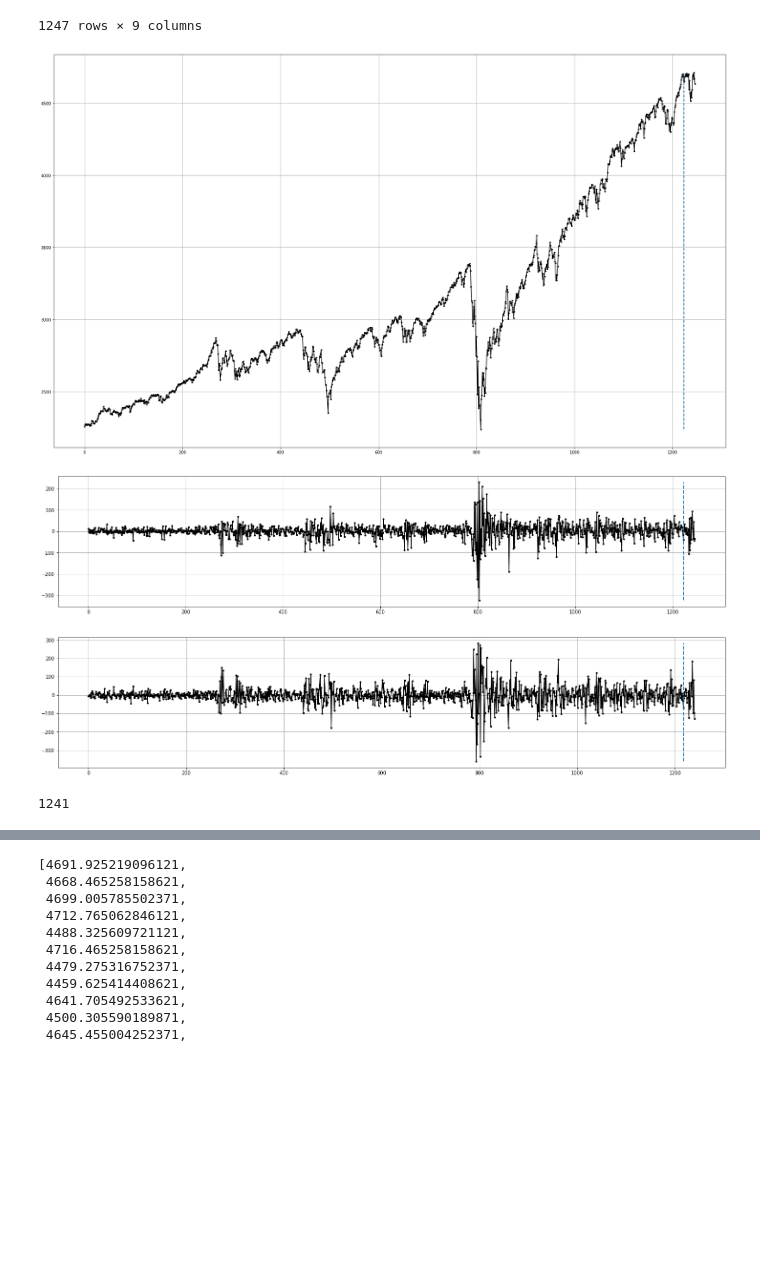
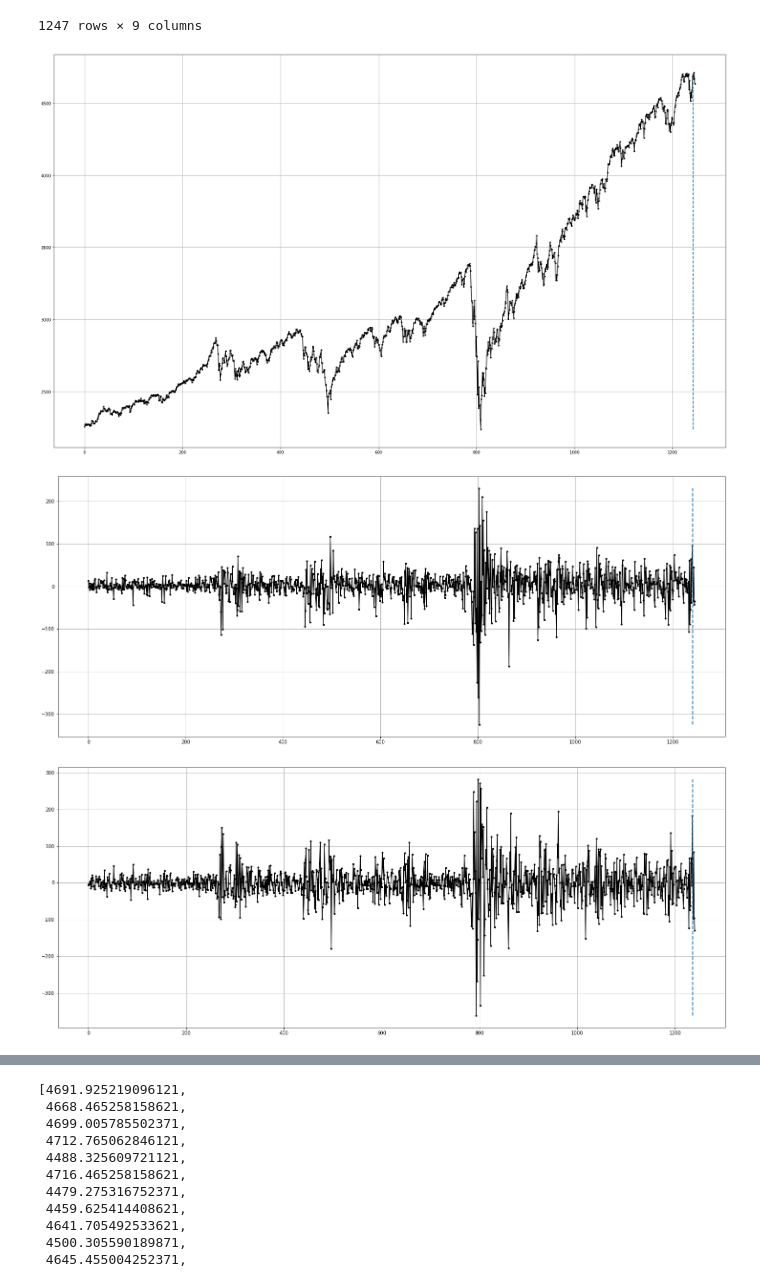
Before and after one commit to napb/mla_final, a Jupyter notebook: final/final.ipynb, the cells around one changed output, grey strips where cells are left out. Cells and saved outputs as stored; diff of their text form; code cells hidden in the pictures; blank space fills up the shorter version.

```diff
--- a/final/final.ipynb
+++ b/final/final.ipynb
@@ -28,55 +31,47 @@ date = pd.concat([df["Year"], df["Month"], df["Date"]],axis=1)
 date.columns = ['year', 'month', 'day']
 date = pd.to_datetime(date).astype(int)/ 10**9
 # %%
+#Plot de la serie de tiempo
 plt.figure(figsize=(30, 18))
 plt.plot(data, ".-k")
 plt.grid()
 
-# linea vertical para dividir el entrenamiento
-# del pronóstico
 plt.plot(
-    [len(data) - 24, len(data) - 24],
+    [len(data) - 5, len(data) - 5],
     [min(data), max(data)],
     "--",
     linewidth=2);
 # %% [output]
-[figure, old version]
+[figure, new version]
 # %%
 # Se remueve la tendencia
 data_d1 = [data[t] - data[t - 1] for t in range(1, len(data))]
 
 # En la gráfica queda la componente cíclica
-plt.figure(figsize=(25, 5))
+plt.figure(figsize=(25, 10))
 plt.plot(data_d1, ".-k")
 plt.grid()
 plt.plot(
-    [len(data_d1) - 24, len(data_d1) - 24],
+    [len(data_d1) - 5, len(data_d1) - 5],
     [min(data_d1), max(data_d1)],
     "--",
     linewidth=2,
 );
 # %% [output]
-[figure, old version]
+[figure, new version]
 # %%
-#
-# Se remueve la componente cíclica
-# restando z[t] - z[t-12]
-#
+# Se remueve la componente cíclica restando z[t] - z[t-5]
 data_d1d5 = [data_d1[t] - data_d1[t - 5] for t in range(5, len(data_d1))]
 
-plt.figure(figsize=(25, 5))
+plt.figure(figsize=(25, 10))
 plt.plot(data_d1d5, ".-k")
 plt.grid()
 plt.plot(
-    [len(data_d1d5) - 24, len(data_d1d5) - 24],
+    [len(data_d1d5) - 5, len(data_d1d5) - 5],
     [min(data_d1d5), max(data_d1d5)],
     "--",
     linewidth=2,
 );
 # %% [output]
-[figure, old version]
+[figure, new version]
-# %%
-len(data_d1d5)
-# %% [output]
-1241
 # %%
```
Also changed, not shown: parts of 16 cells of this notebook.
